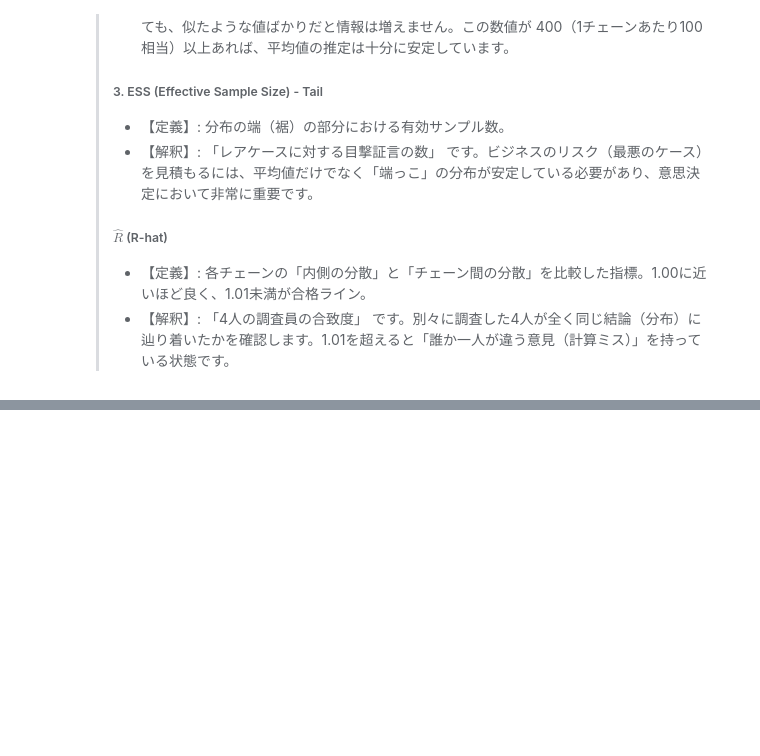
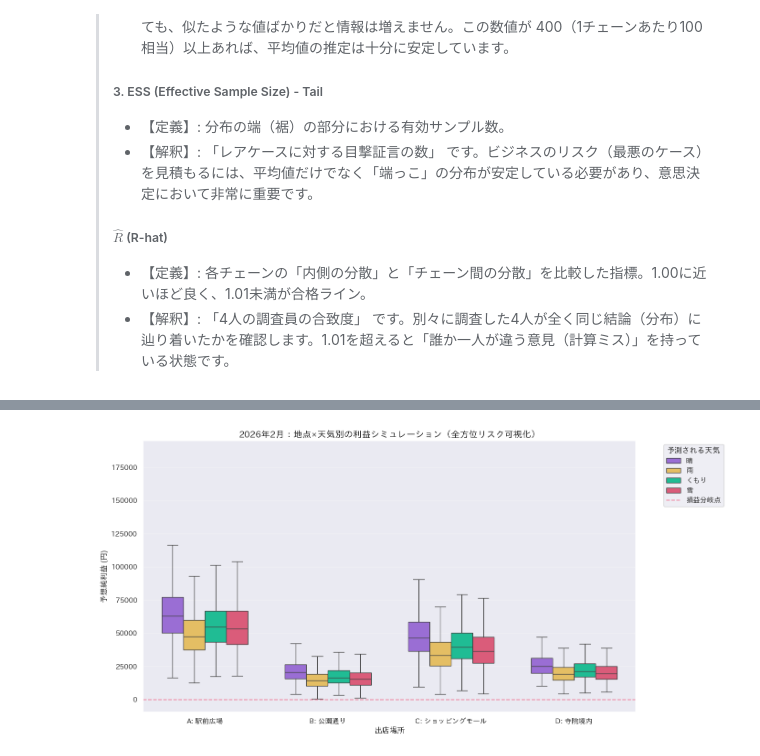
Before and after one commit to petalab-io/bayesian-iroha, a Jupyter notebook: notebooks/03_Sales_forecast_by_market_location/hierarchical_baysian_linear_regression.ipynb, the cells around one changed output, grey strips where cells are left out. Saved outputs shown, nothing was run; the diff lists cells and outputs as text; code cells hidden in the pictures; blank space fills up the shorter version.

```diff
--- a/notebooks/03_Sales_forecast_by_market_location/hierarchical_baysian_linear_regression.ipynb
+++ b/notebooks/03_Sales_forecast_by_market_location/hierarchical_baysian_linear_regression.ipynb
@@ -514,0 +568,13 @@ az.summary(inference,
+# %%
+# --- プロットの作成 (boxplot) ---
+plt.figure(figsize=(14, 7))
+sns.boxplot(data=df_scenarios, x="Location", y="Sales_Pred", hue="Weather", fliersize=0, width=0.7)
+plt.axhline(0, color=COLOR_RED, linestyle="--", alpha=0.6, label="損益分岐点")
+plt.title("2026年2月：地点×天気別の利益シミュレーション（全方位リスク可視化）", fontsize=14)
+plt.xlabel("出店場所")
+plt.ylabel("予想純利益 (円)")
+plt.grid(axis="y", alpha=0.3)
+plt.legend(title="予測される天気", bbox_to_anchor=(1.05, 1), loc="upper left")
+plt.tight_layout()
+# %% [output]
+[figure, added]
```
Also changed, not shown: parts of 5 cells of this notebook.
